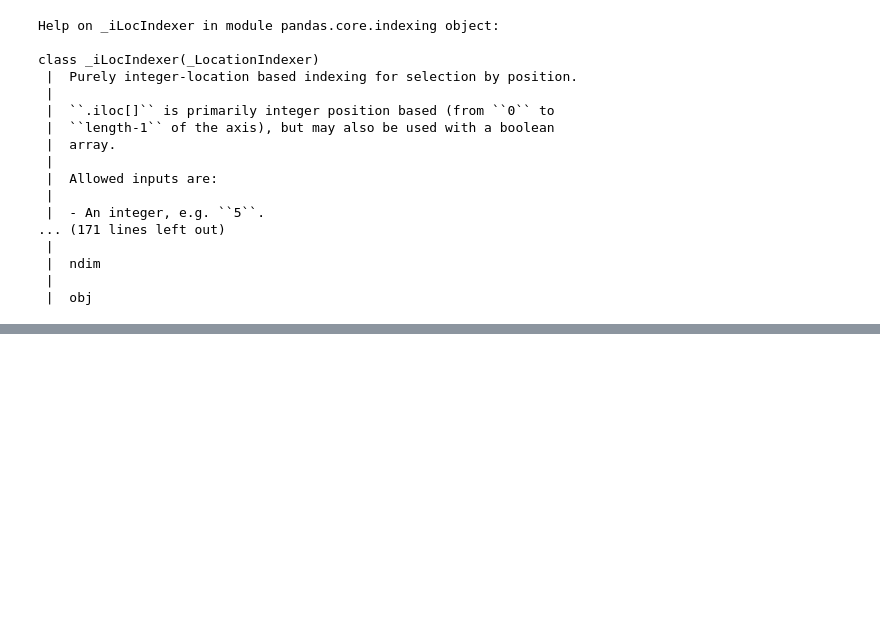
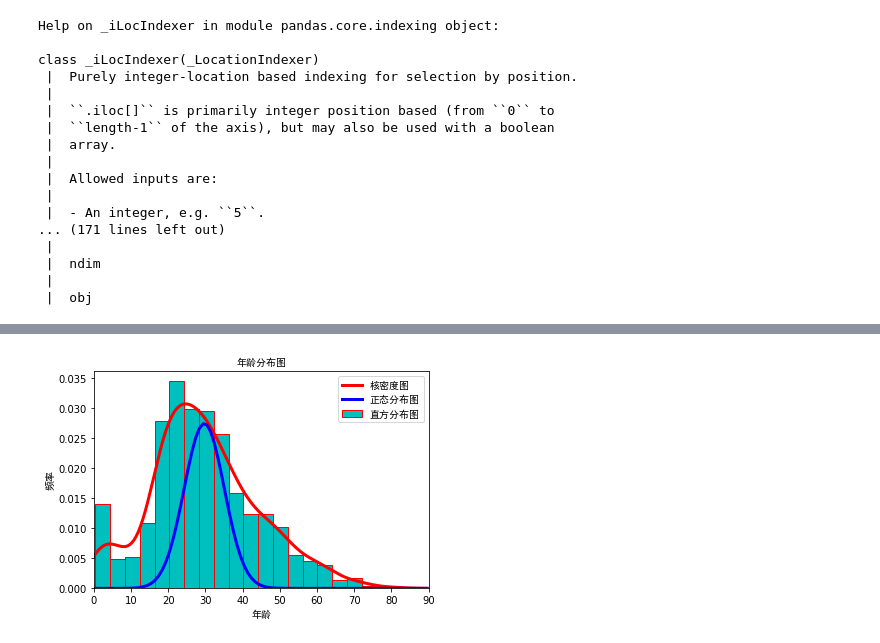
Before and after one commit to OcaenEyes/python_Data_analysis, a Jupyter notebook: data_visualization/matplotlib_ln/统计图形实战.ipynb, the cells around one changed output, grey strips where cells are left out. Cells and saved outputs as stored; diff of their text form; code cells hidden in the pictures; blank space fills up the shorter version.

```diff
--- a/data_visualization/matplotlib_ln/统计图形实战.ipynb
+++ b/data_visualization/matplotlib_ln/统计图形实战.ipynb
@@ -104,0 +169,11 @@ class _iLocIndexer(_LocationIndexer)
+# %%
+plt.hist(x=taitanic["Age"],color="c",edgecolor="r",bins=20,density=True,label="直方分布图")
+taitanic["Age"].plot(kind="kde",color="r",linewidth=3,xlim=[0,90],label="核密度图")
+plt.plot(x,y,color="blue",linewidth=3,label="正态分布图")
+plt.xlabel("年龄",font=font)
+plt.title("年龄分布图",font=font)
+plt.ylabel("频率",font=font)
+plt.legend(loc="best",prop=font) #设置字体
+plt.show()
+# %% [output]
+[figure, added]
```
Also changed, not shown: parts of 29 cells of this notebook, 5 other files.
